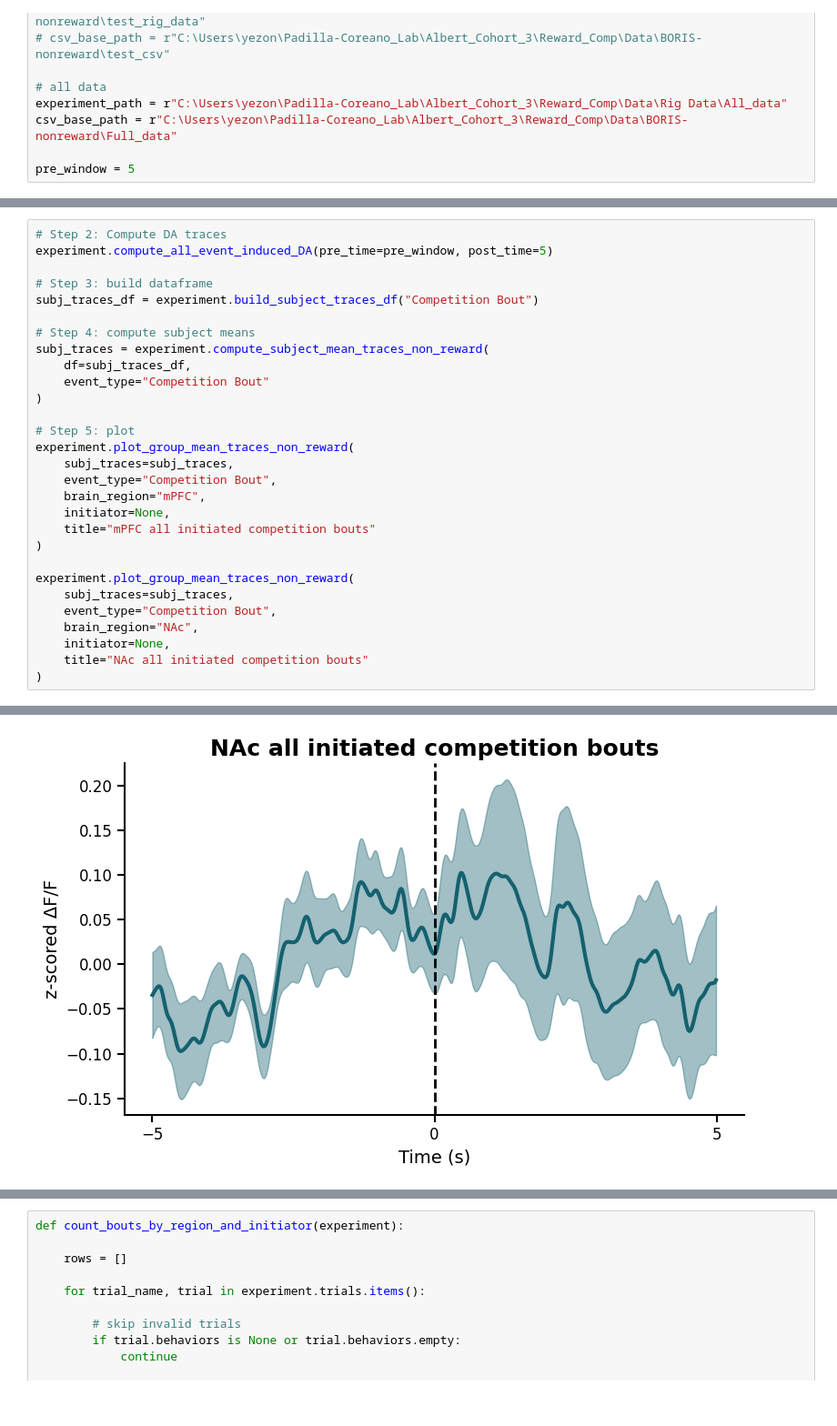
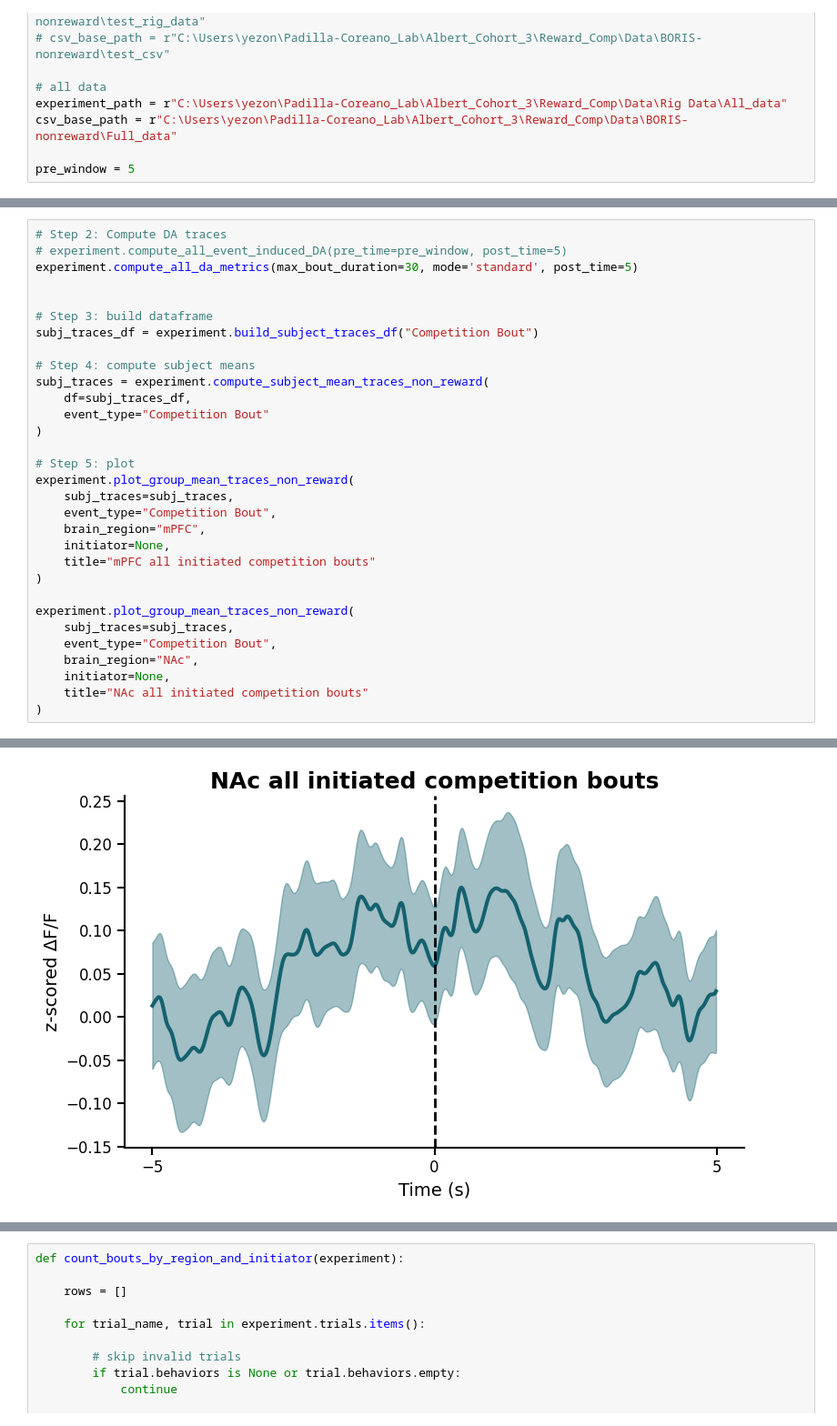
Before and after one commit to AlbertLeei/Fiber_Photometry_revisions, a Jupyter notebook: Reward_Training_Competition/Competition_with_no_reward/competition.ipynb, the cells around one changed output, grey strips where cells are left out. Shown at 91% size. Cells and saved outputs as stored; diff of their text form.

Commit message:
Compeittion bout stuff

```diff
--- a/Reward_Training_Competition/Competition_with_no_reward/competition.ipynb
+++ b/Reward_Training_Competition/Competition_with_no_reward/competition.ipynb
@@ -123,7 +123,9 @@ After combining # bouts: 21
 21
 # %%
 # Step 2: Compute DA traces
-experiment.compute_all_event_induced_DA(pre_time=pre_window, post_time=5)
+# experiment.compute_all_event_induced_DA(pre_time=pre_window, post_time=5)
+experiment.compute_all_da_metrics(max_bout_duration=30, mode='standard', post_time=5)
+
 
 # Step 3: build dataframe
 subj_traces_df = experiment.build_subject_traces_df("Competition Bout")
@@ -172,4 +174,4 @@ Computing event-induced DA for trial pp5-250204-104135 ...
-[figure, old version]
+[figure, new version]
 # %%
 experiment.plot_group_mean_traces_non_reward(
     subj_traces=subj_traces,
```
Also changed, not shown: parts of 4 cells of this notebook, 2 other files.
